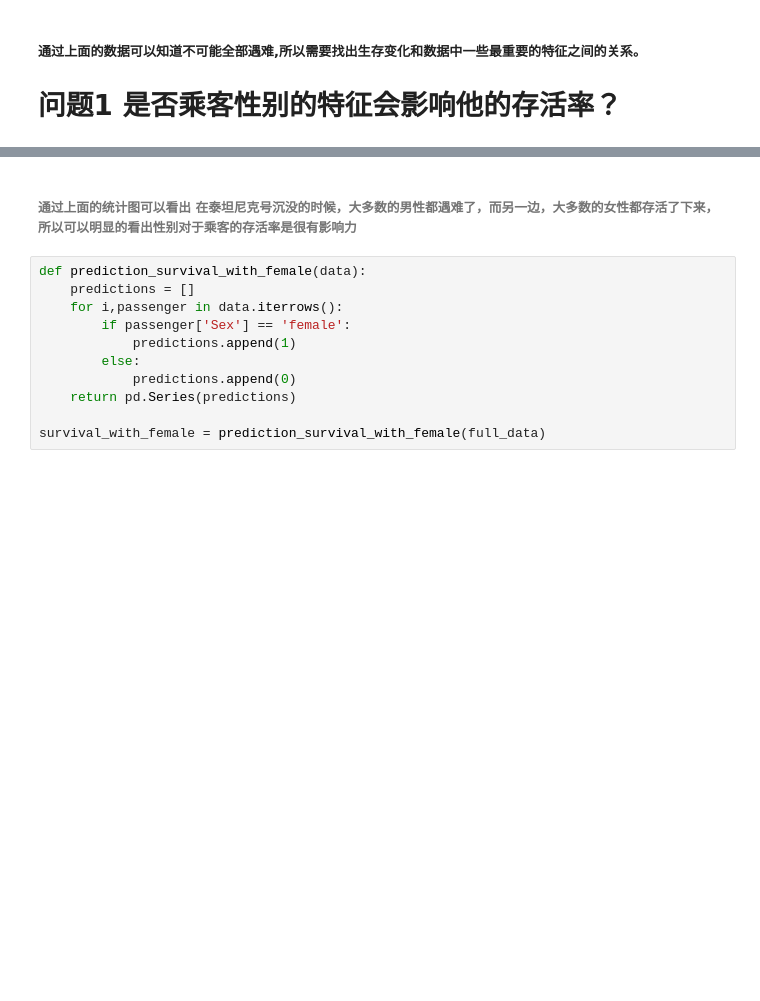
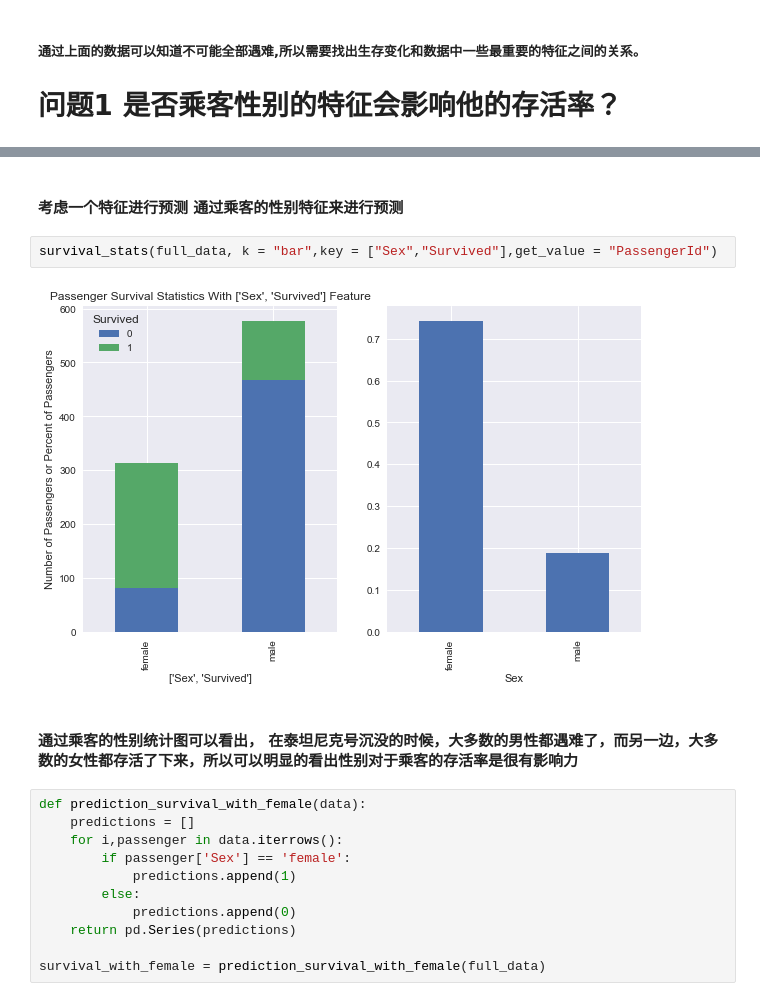
Before and after one commit to 1265040745/MyRepository, a Jupyter notebook: 数据分析/TaiTanData.ipynb, the cells around one changed output, grey strips where cells are left out. Cells and saved outputs as stored; diff of their text form; blank space fills up the shorter version.

```diff
--- a/数据分析/TaiTanData.ipynb
+++ b/数据分析/TaiTanData.ipynb
@@ -181,5 +218,11 @@ survival_stats(show_data, survived_data, 'Sex')
+# %% [markdown]
+#### 考虑一个特征进行预测 通过乘客的性别特征来进行预测
+# %%
+survival_stats(full_data, k = "bar",key = ["Sex","Survived"],get_value = "PassengerId")
+# %% [output]
+[figure, added]
 # %% [markdown]
-###### 通过上面的统计图可以看出  在泰坦尼克号沉没的时候，大多数的男性都遇难了，而另一边，大多数的女性都存活了下来，所以可以明显的看出性别对于乘客的存活率是很有影响力
+#### 通过乘客的性别统计图可以看出， 在泰坦尼克号沉没的时候，大多数的男性都遇难了，而另一边，大多数的女性都存活了下来，所以可以明显的看出性别对于乘客的存活率是很有影响力
 # %%
 def prediction_survival_with_female(data):
     predictions = []
```
Also changed, not shown: parts of 35 cells of this notebook.
